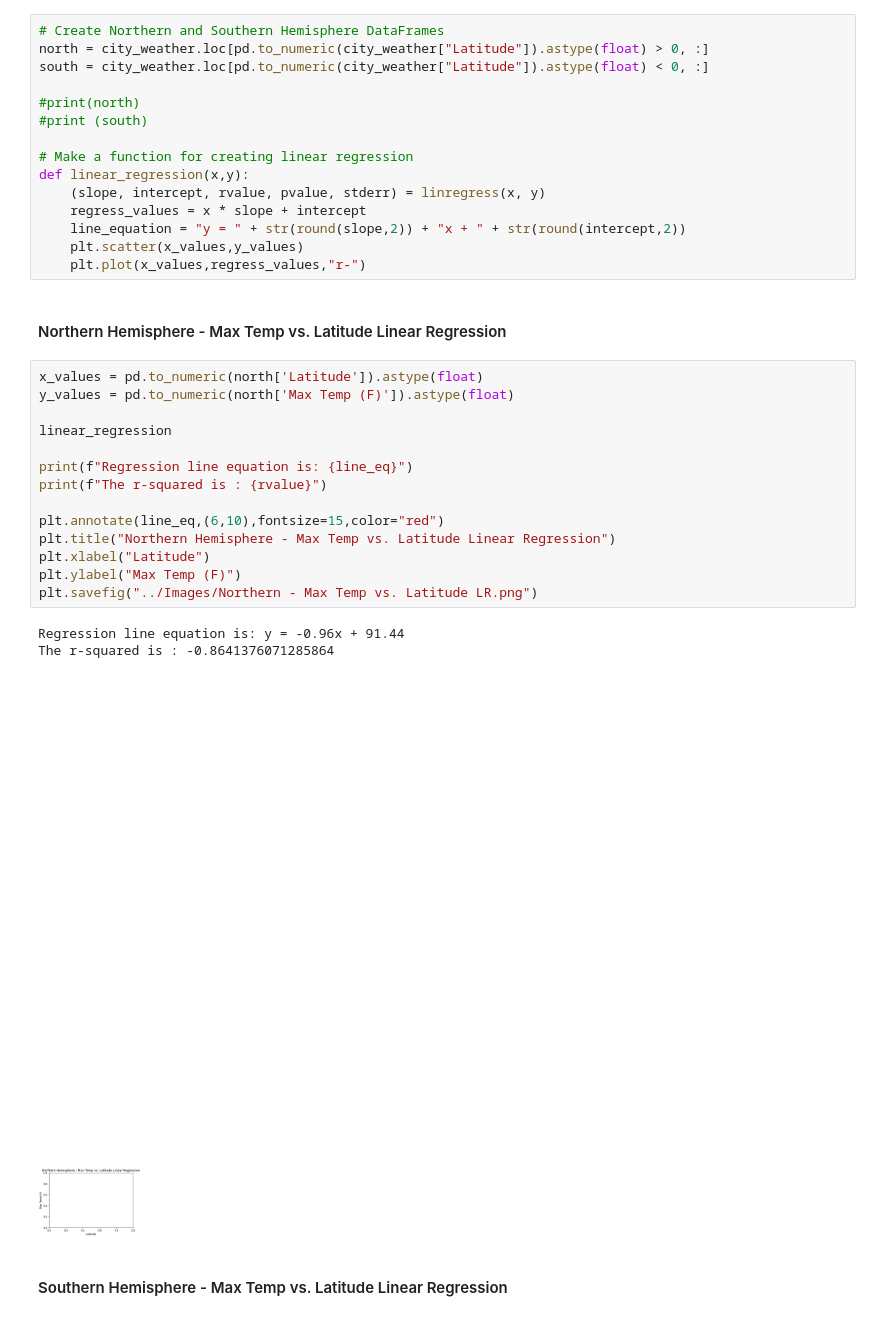
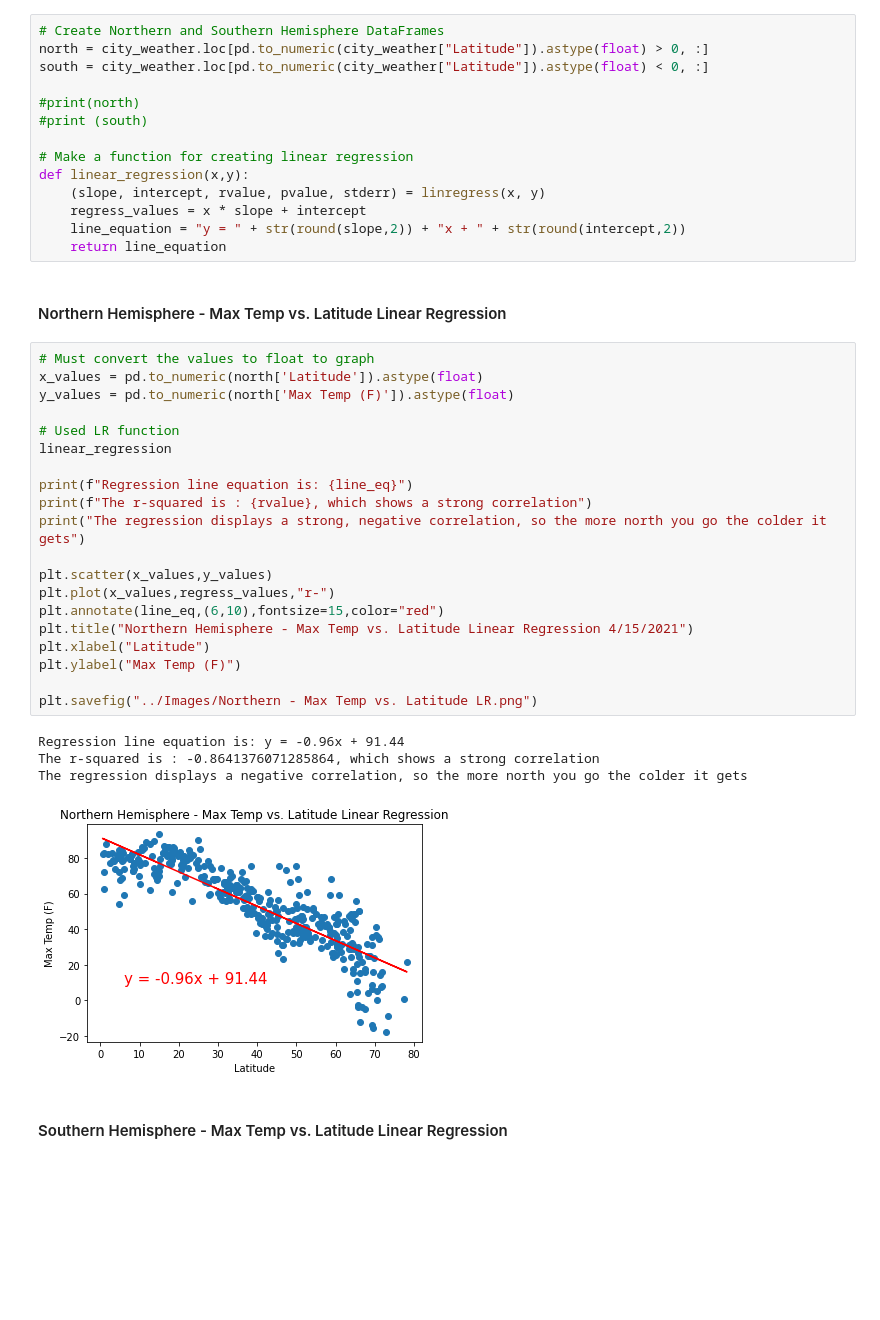
Before and after one commit to mgeorgic/Python-API-Weather, a Jupyter notebook: Code/WeatherPy.ipynb, the cells around one changed output. Drawn from its saved outputs; the diff is of its cells as text; blank space fills up the shorter version.

Commit message:
Everything is functioning.

```diff
--- a/Code/WeatherPy.ipynb
+++ b/Code/WeatherPy.ipynb
@@ -256,27 +271,33 @@ def linear_regression(x,y):
     (slope, intercept, rvalue, pvalue, stderr) = linregress(x, y)
     regress_values = x * slope + intercept
     line_equation = "y = " + str(round(slope,2)) + "x + " + str(round(intercept,2))
-    plt.scatter(x_values,y_values)
-    plt.plot(x_values,regress_values,"r-")
+    return line_equation
 # %% [markdown]
 ####  Northern Hemisphere - Max Temp vs. Latitude Linear Regression
 # %%
+# Must convert the values to float to graph
 x_values = pd.to_numeric(north['Latitude']).astype(float)
 y_values = pd.to_numeric(north['Max Temp (F)']).astype(float)
 
+# Used LR function
 linear_regression
 
 print(f"Regression line equation is: {line_eq}")
-print(f"The r-squared is : {rvalue}")
+print(f"The r-squared is : {rvalue}, which shows a strong correlation")
+print("The regression displays a strong, negative correlation, so the more north you go the colder it gets")
 
+plt.scatter(x_values,y_values)
+plt.plot(x_values,regress_values,"r-")
 plt.annotate(line_eq,(6,10),fontsize=15,color="red")
-plt.title("Northern Hemisphere - Max Temp vs. Latitude Linear Regression")
+plt.title("Northern Hemisphere - Max Temp vs. Latitude Linear Regression 4/15/2021")
 plt.xlabel("Latitude")
 plt.ylabel("Max Temp (F)")
+
 plt.savefig("../Images/Northern - Max Temp vs. Latitude LR.png")
 # %% [output]
 Regression line equation is: y = -0.96x + 91.44
-The r-squared is : -0.8641376071285864
+The r-squared is : -0.8641376071285864, which shows a strong correlation
+The regression displays a negative correlation, so the more north you go the colder it gets
-[figure, old version]
+[figure, new version]
 # %% [markdown]
 ####  Southern Hemisphere - Max Temp vs. Latitude Linear Regression
```
Also changed, not shown: parts of 15 cells of this notebook.
